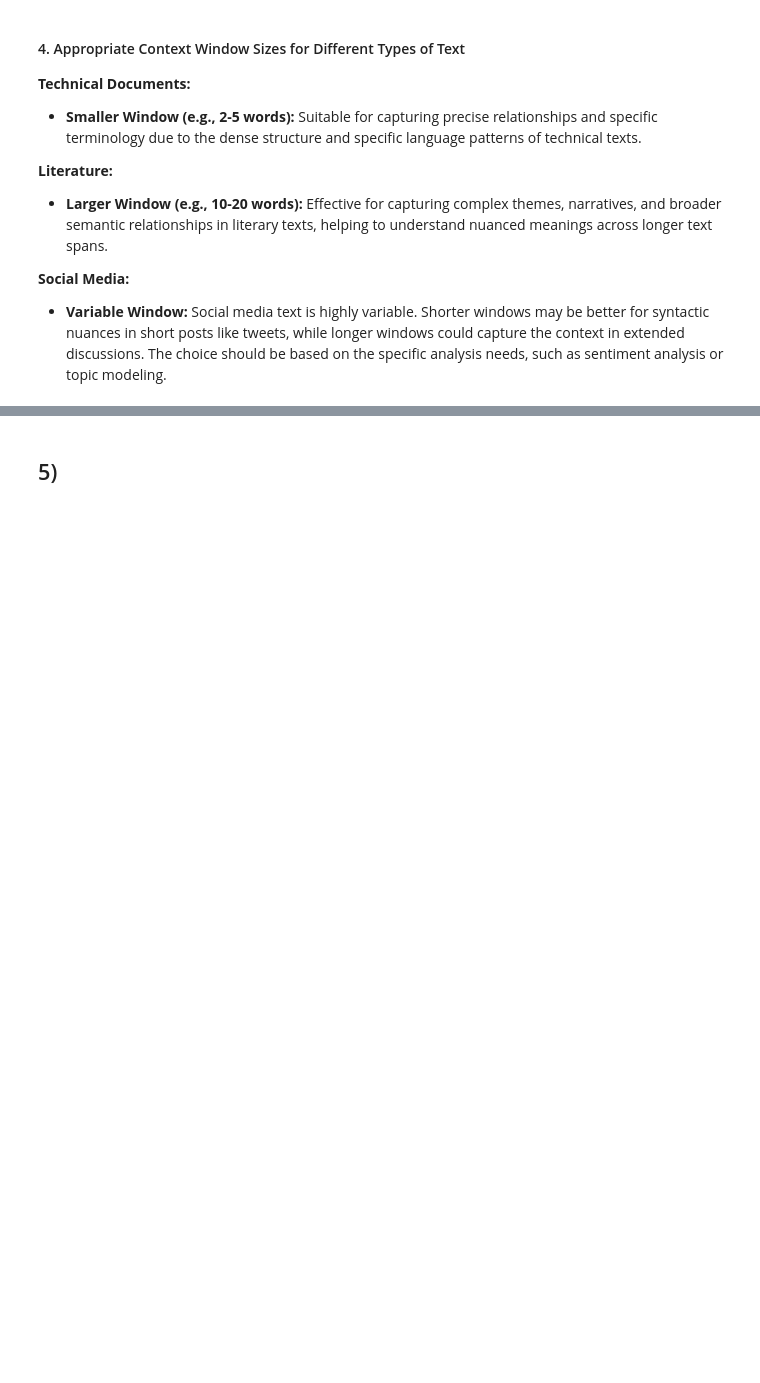
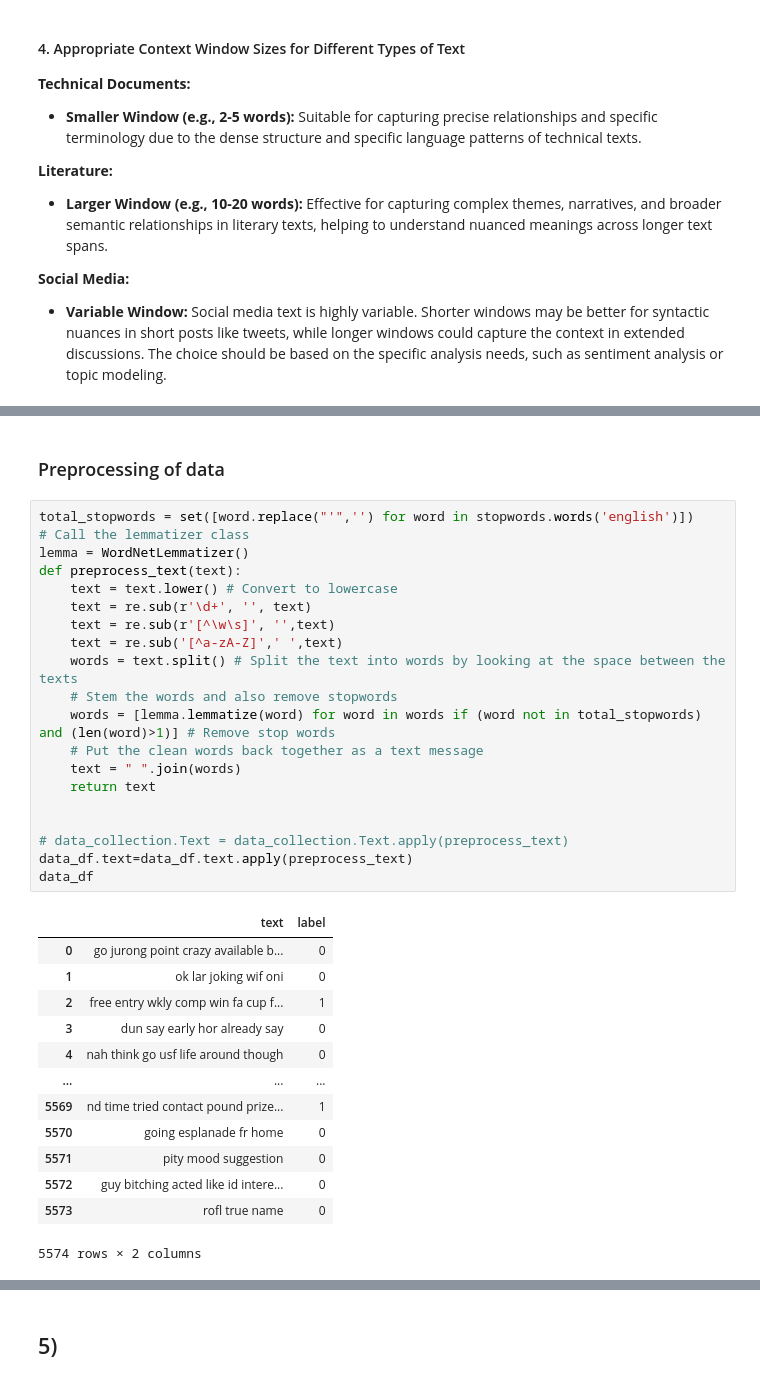
Before and after one commit to YaraElwakeel/text-mining-projects, a Jupyter notebook: sheet 2/AM4TM_SS24_Assignment2.ipynb, the cells around one changed output, grey strips where cells are left out. Cells and saved outputs as stored; diff of their text form; blank space fills up the shorter version.

```diff
--- a/sheet 2/AM4TM_SS24_Assignment2.ipynb
+++ b/sheet 2/AM4TM_SS24_Assignment2.ipynb
@@ -509,0 +575,36 @@ Studies indicate that the optimal context window size can vary depending on the
+# %% [markdown]
+### Preprocessing of data
+# %%
+total_stopwords = set([word.replace("'",'') for word in stopwords.words('english')])
+# Call the lemmatizer class
+lemma = WordNetLemmatizer()
+def preprocess_text(text):
+    text = text.lower() # Convert to lowercase
+    text = re.sub(r'\d+', '', text)
+    text = re.sub(r'[^\w\s]', '',text)
+    text = re.sub('[^a-zA-Z]',' ',text)
+    words = text.split() # Split the text into words by looking at the space between the texts
+    # Stem the words and also remove stopwords
+    words = [lemma.lemmatize(word) for word in words if (word not in total_stopwords) and (len(word)>1)] # Remove stop words
+    # Put the clean words back together as a text message
+    text = " ".join(words)
+    return text
+
+
+# data_collection.Text = data_collection.Text.apply(preprocess_text)
+data_df.text=data_df.text.apply(preprocess_text)
+data_df
+# %% [output]
+|  | text | label |
+| 0 | go jurong point crazy available b... | 0 |
+| 1 | ok lar joking wif oni | 0 |
+| 2 | free entry wkly comp win fa cup f... | 1 |
+| 3 | dun say early hor already say | 0 |
+| 4 | nah think go usf life around though | 0 |
+| ... | ... | ... |
+| 5569 | nd time tried contact pound prize... | 1 |
+| 5570 | going esplanade fr home | 0 |
+| 5571 | pity mood suggestion | 0 |
+| 5572 | guy bitching acted like id intere... | 0 |
+| 5573 | rofl true name | 0 |
+5574 rows × 2 columns
```
Also changed, not shown: parts of 22 cells of this notebook.
